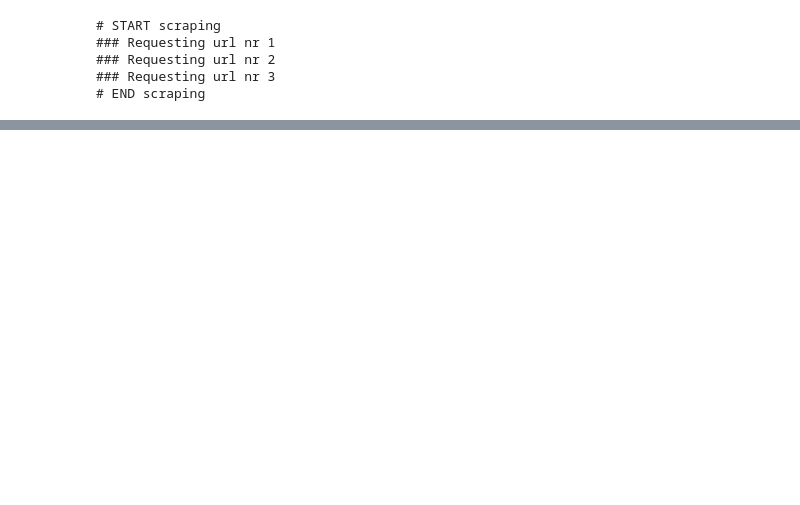
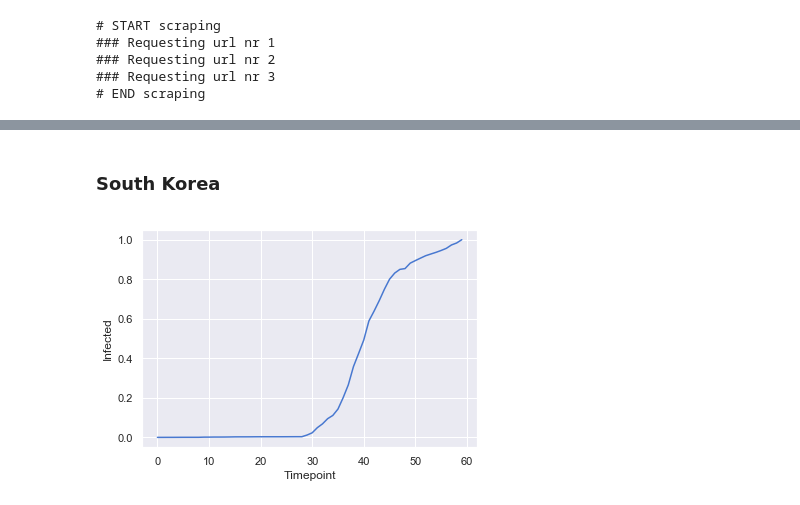
Before and after one commit to matthiasboeker/Covid_19_Forecast, a Jupyter notebook: Notebooks/Exploration.ipynb, the cells around one changed output, grey strips where cells are left out. Drawn from its saved outputs; the diff is of its cells as text; code cells hidden in the pictures; blank space fills up the shorter version.

```diff
--- a/Notebooks/Exploration.ipynb
+++ b/Notebooks/Exploration.ipynb
@@ -35 +30,15 @@ CH.sample(10)
+# %%
+def find_timepoint_zero(df):
+    df["Timepoint"] = -1
+
+    point_zero = df.loc[df['Infected']>0, "Date"][0]
+    df.loc[df['Date'] == point_zero, "Timepoint"] = 0
+
+    previous = -1
+    for i, row in df.iterrows():
+        if i == point_zero or previous != -1:
+            previous = previous + 1
+            df.at[i,'Timepoint'] = previous
+
+    return df
 # %% [markdown]
@@ -36,0 +77,11 @@ CH.sample(10)
+# %% [markdown]
+### South Korea
+# %%
+# South Korea
+SK = country_filter(data, Country='Korea, South')
+SK = find_timepoint_zero(SK)
+SK = scale_features_by_state(SK, SK['Province/State'].drop_duplicates())
+SK = SK[SK.Timepoint != -1]
+ax = sns.lineplot(x="Timepoint", y="Infected", data=SK)
+# %% [output]
+[figure, added]
```
Also changed, not shown: parts of 9 cells of this notebook.
